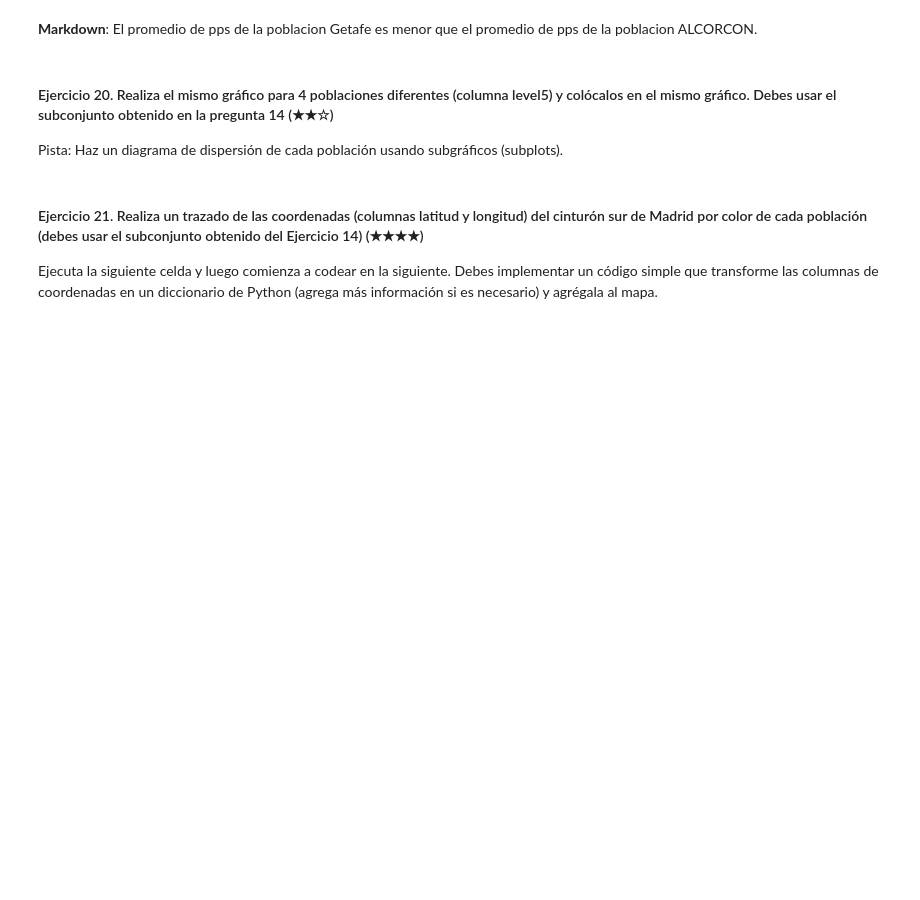
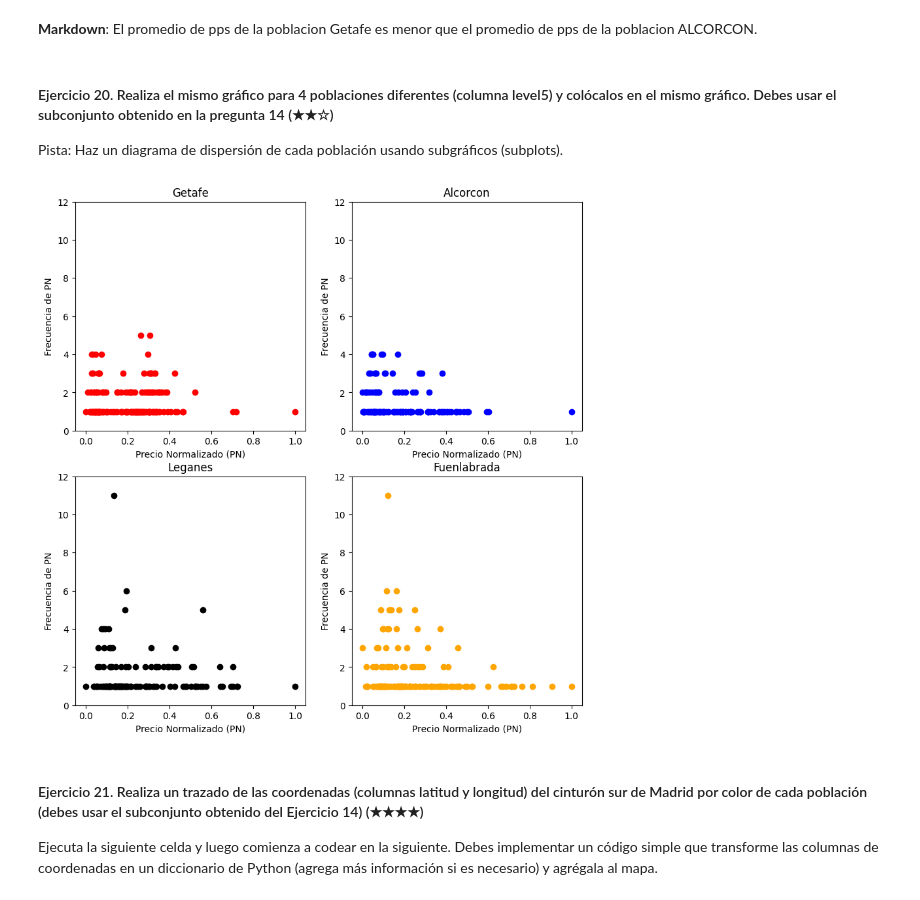
Before and after one commit to dancrg/realestate-datacleanup-exercise, a Jupyter notebook: project.es.ipynb, the cells around one changed output. Saved outputs shown, nothing was run; the diff lists cells and outputs as text; code cells hidden in the pictures; blank space fills up the shorter version.

```diff
--- a/project.es.ipynb
+++ b/project.es.ipynb
@@ -782,6 +777,59 @@ Promedio de precio por metro cuadrado de ALCORCON: 2118.5929048841303.
 Pista: Haz un diagrama de dispersión de cada población usando subgráficos (subplots).
 # %%
 # TODO
+
+### DEFINIENDO X y Y
+
+dgetafe = dged['normalized_prices'].value_counts().reset_index(drop=False).sort_values(by='normalized_prices')
+x_get = dgetafe['normalized_prices']
+y_get = dgetafe['count']
+
+dalcorcon = dald['normalized_prices'].value_counts().reset_index(drop=False).sort_values(by='normalized_prices')
+x_alc = dalcorcon['normalized_prices']
+y_alc = dalcorcon['count']
+
+dleganes = dled['normalized_prices'].value_counts().reset_index(drop=False).sort_values(by='normalized_prices')
+x_leg = dleganes['normalized_prices']
+y_leg = dleganes['count']
+
+dfuenlab = dfud['normalized_prices'].value_counts().reset_index(drop=False).sort_values(by='normalized_prices')
+x_fue = dfuenlab['normalized_prices']
+y_fue = dfuenlab['count']
+
+
+### GRAFICANDO
+
+fig, ejes = plt.subplots(nrows=2, ncols=2, figsize=(10,10))
+
+ejes[0,0].scatter(x=x_get, y=y_get, color='red')
+
+ejes[0,0].set_ylim(0,12)
+ejes[0,0].set_title('Getafe')
+ejes[0,0].set_xlabel('Precio Normalizado (PN)')
+ejes[0,0].set_ylabel('Frecuencia de PN')
+
+ejes[0,1].scatter(x=x_alc, y=y_alc, color='blue')
+ejes[0,1].set_ylim(0,12)
+ejes[0,1].set_title('Alcorcon')
+ejes[0,1].set_xlabel('Precio Normalizado (PN)')
+ejes[0,1].set_ylabel('Frecuencia de PN')
+
+ejes[1,0].scatter(x=x_leg, y=y_leg, color='black')
+ejes[1,0].set_ylim(0,12)
+#ejes[1,0].set_yticks([0,1,2,3,4,5,6,7,8,9,10,11,12])
+ejes[1,0].set_title('Leganes')
+ejes[1,0].set_xlabel('Precio Normalizado (PN)')
+ejes[1,0].set_ylabel('Frecuencia de PN')
+
+ejes[1,1].scatter(x=x_fue, y=y_fue,color='orange')
+ejes[1,1].set_ylim(0,12)
+ejes[1,1].set_title('Fuenlabrada')
+ejes[1,1].set_xlabel('Precio Normalizado (PN)')
+ejes[1,1].set_ylabel('Frecuencia de PN')
+
+plt.show()
+# %% [output]
+[figure, added]
 # %% [markdown]
 #### Ejercicio 21. Realiza un trazado de las coordenadas (columnas latitud y longitud) del cinturón sur de Madrid por color de cada población (debes usar el subconjunto obtenido del Ejercicio 14) (★★★★)
 
```
Also changed, not shown: parts of 30 cells of this notebook.
